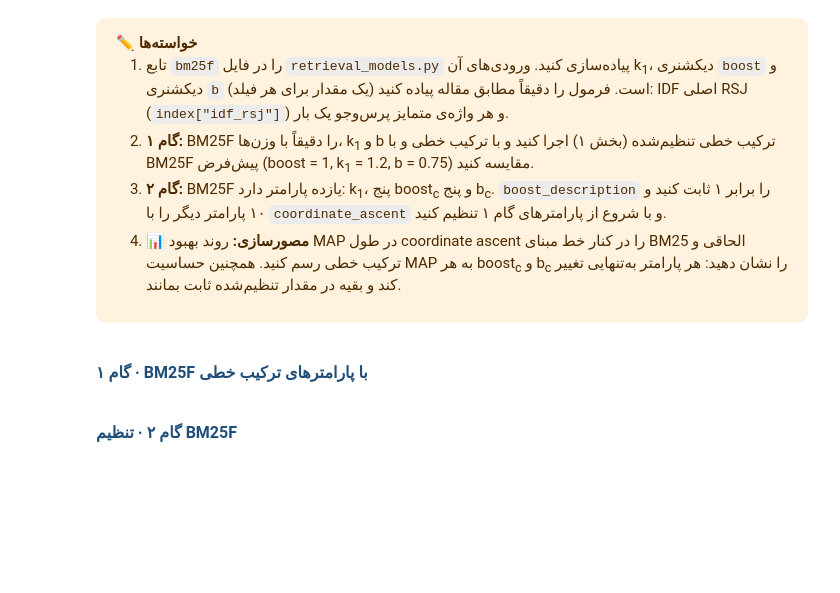
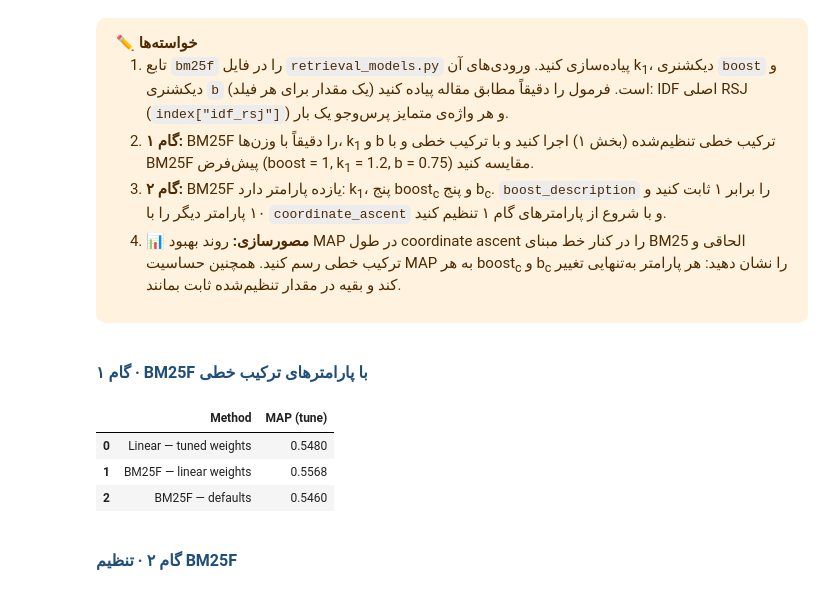
Before and after one commit to HaniehGRN/IR-homework1-BM25, a Jupyter notebook: IIR_CA1_Student-ID.ipynb, the cells around one changed output. Cells and saved outputs as stored; diff of their text form; code cells hidden in the pictures; blank space fills up the shorter version.

```diff
--- a/IIR_CA1_Student-ID.ipynb
+++ b/IIR_CA1_Student-ID.ipynb
@@ -907,6 +1042,41 @@ $$weight(t,d) = \sum_{c} \frac{occurs^{d}_{t,c}\cdot boost_c}{(1-b_c) + b_c\frac
 <h4 dir="rtl" style="font-family: Vazirmatn, Vazir, Tahoma, sans-serif; color: #1F4E79; font-size: 16px; margin-top: 18px;">گام ۱ · BM25F با پارامترهای ترکیب خطی</h4>
 # %%
 ### YOUR CODE HERE
+
+bm25f_params = {
+    "k1": linear_k1,
+    "boost": {f: float(tuned_weights[f]) for f in FIELDS},
+    "b": {f: linear_b for f in FIELDS},
+}
+
+bm25f_tune_map = evaluator.mean_ap(
+    rm.bm25f, tune_qids, **bm25f_params
+)
+
+bm25f_default_params = {
+    "k1": 1.2,
+    "boost": {f: 1.0 for f in FIELDS},
+    "b": {f: 0.75 for f in FIELDS},
+}
+bm25f_default_tune_map = evaluator.mean_ap(
+    rm.bm25f, tune_qids, **bm25f_default_params
+)
+
+results = pd.DataFrame([
+    {"Method": "Linear — tuned weights",
+     "MAP (tune)": linear_weighted_tune_map},
+    {"Method": "BM25F — linear weights",
+     "MAP (tune)": bm25f_tune_map},
+    {"Method": "BM25F — defaults",
+     "MAP (tune)": bm25f_default_tune_map},
+])
+
+display(results.round(6))
+# %% [output]
+|  | Method | MAP (tune) |
+| 0 | Linear — tuned weights | 0.5480 |
+| 1 | BM25F — linear weights | 0.5568 |
+| 2 | BM25F — defaults | 0.5460 |
 # %% [markdown]
 <h4 dir="rtl" style="font-family: Vazirmatn, Vazir, Tahoma, sans-serif; color: #1F4E79; font-size: 16px; margin-top: 18px;">گام ۲ · تنظیم BM25F</h4>
 # %%
```
Also changed, not shown: parts of 6 cells of this notebook, 1 other file.
